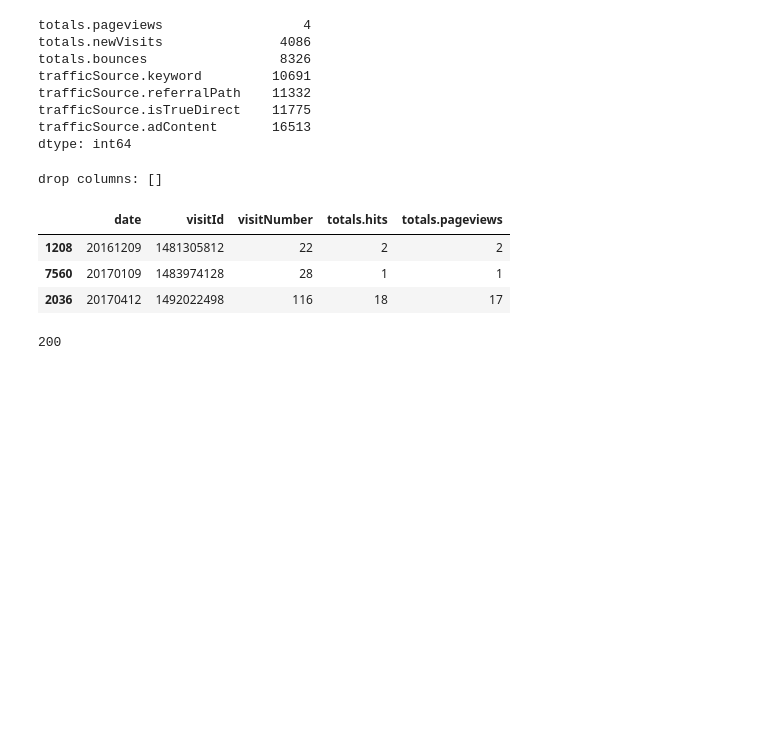
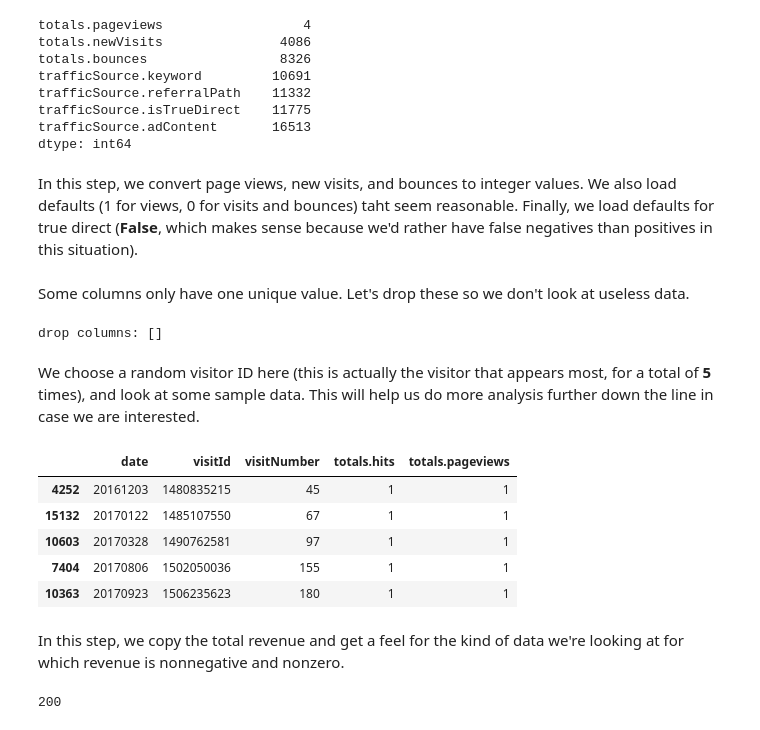
Before and after one commit to evinaik/ga-kaggle, a Jupyter notebook: presentation.ipynb, the cells around one changed output. Drawn from its saved outputs; the diff is of its cells as text; code cells hidden in the pictures; blank space fills up the shorter version.

```diff
--- a/presentation.ipynb
+++ b/presentation.ipynb
@@ -117,6 +131,8 @@ trafficSource.referralPath    11332
 trafficSource.isTrueDirect    11775
 trafficSource.adContent       16513
 dtype: int64
+# %% [markdown]
+In this step, we convert page views, new visits, and bounces to integer values. We also load defaults (1 for views, 0 for visits and bounces) taht seem reasonable. Finally, we load defaults for true direct (**False**, which makes sense because we'd rather have false negatives than positives in this situation).
 # %%
 # fillna object feature
 for col in ['trafficSource.keyword',
@@ -134,6 +150,8 @@ df['totals.bounces'] = df['totals.bounces'].astype(int)
 
 # fillna boolean feature
 df['trafficSource.isTrueDirect'].fillna(False, inplace=True)
+# %% [markdown]
+Some columns only have one unique value. Let's drop these so we don't look at useless data.
 # %%
 # drop constant
 constants = [col for col in df.columns if df[col].nunique() == 1]
@@ -142,15 +160,20 @@ print('drop columns:', constants)
 df.drop(constants, axis=1, inplace=True)
 # %% [output]
 drop columns: []
+# %% [markdown]
+We choose a random visitor ID here (this is actually the visitor that appears most, for a total of **5** times), and look at some sample data. This will help us do more analysis further down the line in case we are interested.
 # %%
-# pickup any visitor
-df[df['fullVisitorId'] == '7813149961404844386'].sort_values(by='visitNumber')[
+df[df['fullVisitorId'] == '0720311197761340948'].sort_values(by='visitNumber')[
     ['date','visitId','visitNumber','totals.hits','totals.pageviews']].head(20)
 # %% [output]
 |  | date | visitId | visitNumber | totals.hits | totals.pageviews |
-| 1208 | 20161209 | 1481305812 | 22 | 2 | 2 |
-| 7560 | 20170109 | 1483974128 | 28 | 1 | 1 |
-| 2036 | 20170412 | 1492022498 | 116 | 18 | 17 |
+| 4252 | 20161203 | 1480835215 | 45 | 1 | 1 |
+| 15132 | 20170122 | 1485107550 | 67 | 1 | 1 |
+| 10603 | 20170328 | 1490762581 | 97 | 1 | 1 |
+| 7404 | 20170806 | 1502050036 | 155 | 1 | 1 |
+| 10363 | 20170923 | 1506235623 | 180 | 1 | 1 |
+# %% [markdown]
+In this step, we copy the total revenue and get a feel for the kind of data we're looking at for which revenue is nonnegative and nonzero.
 # %%
 revenue = df[df['totals.transactionRevenue'] > 0].copy()
 print(len(revenue))
```
Also changed, not shown: parts of 14 cells of this notebook.
